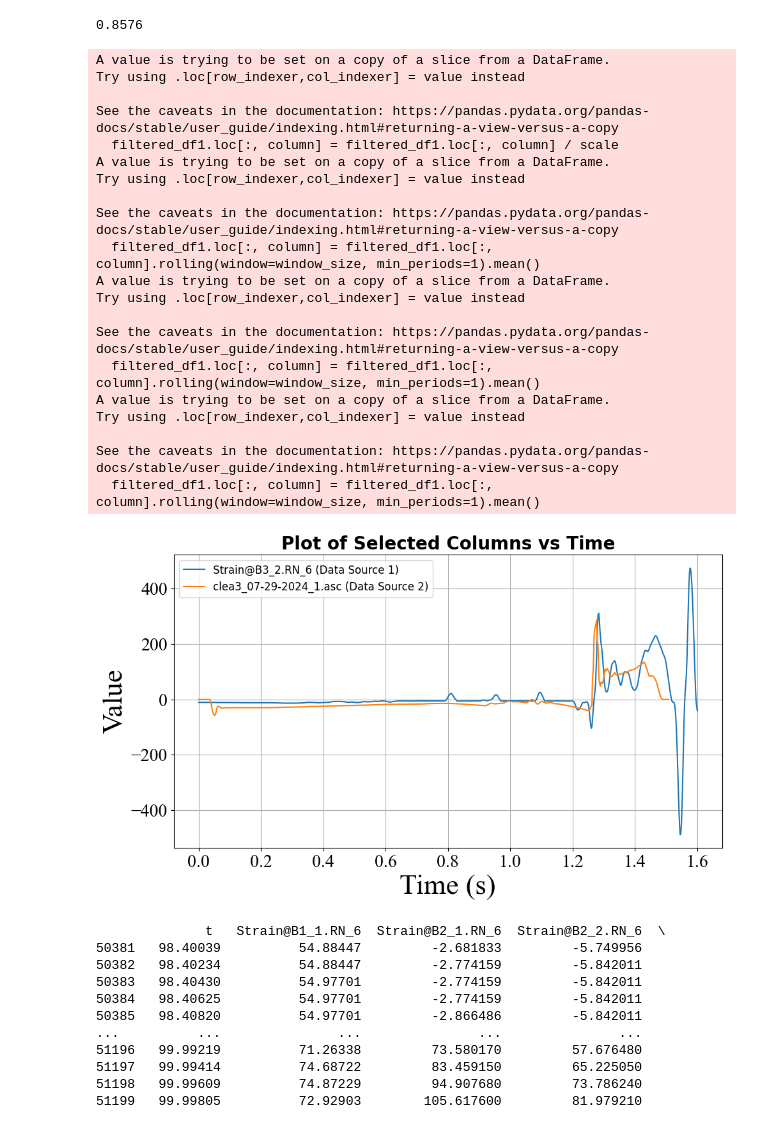
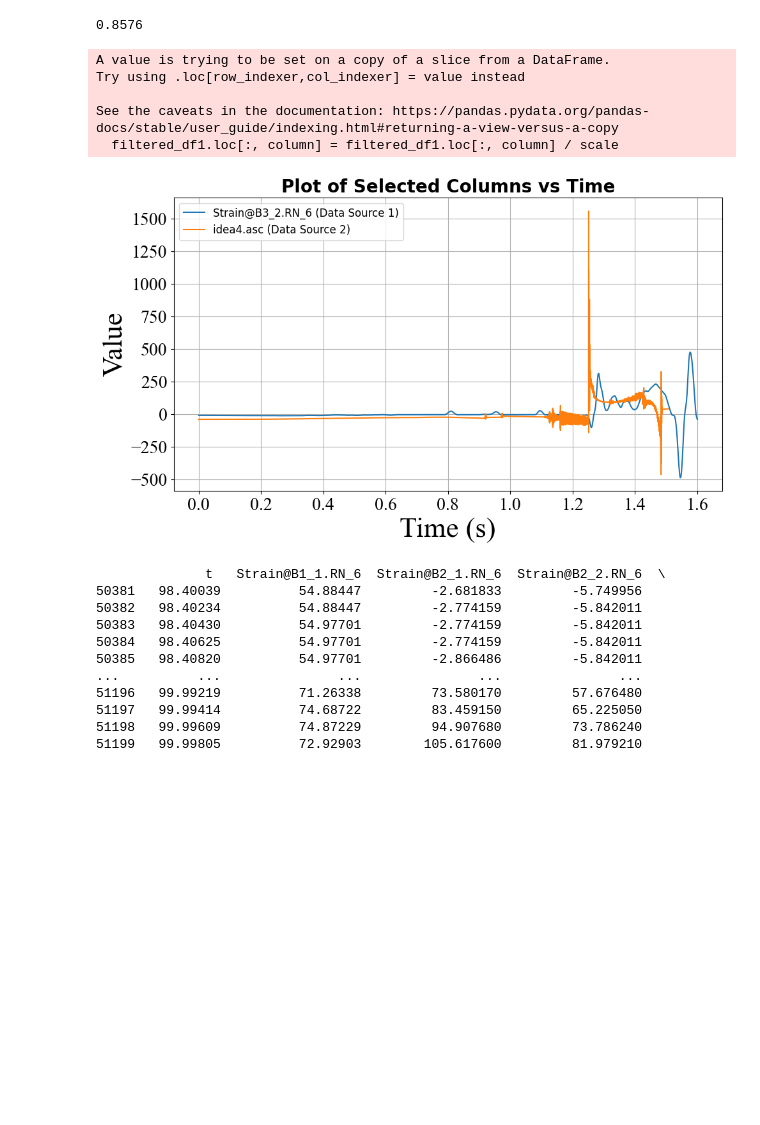
Before and after one commit to lovcavil/MBD.jl, a Jupyter notebook: Post/notebook/MF_ic_step2.ipynb, the cells around one changed output. Cells and saved outputs as stored; diff of their text form; code cells hidden in the pictures; blank space fills up the shorter version.

```diff
--- a/Post/notebook/MF_ic_step2.ipynb
+++ b/Post/notebook/MF_ic_step2.ipynb
@@ -87,13 +87,13 @@ path1 = r"D:\OneDrive\Articles\10.Working\[D21][20211009]ContactMechanics\MBD.jl
 path2 = r"D:\OneDrive\Articles\10.Working\[D21][20211009]ContactMechanics\MBD.jl\plots\adams2\ic3_exprcontace\GFO_MF U3_export.csv"
 path3 = r"D:\OneDrive\Articles\10.Working\[D21][20211009]ContactMechanics\MBD.jl\plots\adams2\ic4\GFO_MF U3_export.csv"
 path4 = r"D:\OneDrive\Articles\10.Working\[D21][20211009]ContactMechanics\MBD.jl\plots\adams2\ic3\GCONMR U6_export.csv"
-#path5 = r"D:\OneDrive\Articles\10.Working\[D21][20211009]ContactMechanics\MBD.jl\plots\adams2\ic4\GCONMF U7_export.csv"
+path5 = r"D:\OneDrive\Articles\10.Working\[D21][20211009]ContactMechanics\MBD.jl\plots\adams2\ic4\GCONMR U6_export.csv"
 # Load data
 df1= load_data(path1)
 df2= load_data(path2)
 df3= load_data(path3)
 df4= load_data(path4)
-#df5= load_data(path5)
+df5= load_data(path5)
 
 # Define parameters
 selected_columns1 = ['Strain@B3_2.RN_6']
@@ -104,66 +104,52 @@ selected_columns2 = ['clea3_07-29-2024_1.asc']
 
 selected_columns3 = ['clea4.asc']  # Replace with actual column names
 selected_columns4 = ['idea3.asc']  # Replace with actual column names
-#selected_columns5 = ['idea4.asc']  # Replace with actual column names
+selected_columns5 = ['idea4.asc']  # Replace with actual column names
 start_time2 = 0
 end_time2 = 2
 data_amount = 8
 smoothing_method = 'Fourier Filter'
 smoothing_method = 'Rolling Mean'
-#smoothing_method = ''
+smoothing_method = ''
 window_sizes1 = [1]*9
 window_sizes2 = [15]*9
+window_sizes3 = [15]*9
 window_sizes4 = [20]*9
-#window_sizes2 = [2000]*9
+window_sizes5 = [2000]*9
 
 # Filter data
 filtered_df1, selected_columns1 = filter_data1(df1, start_time1, end_time1,  selected_columns1, data_amount)
 filtered_df2, selected_columns2 = filter_data2(df2, start_time2, end_time2,  selected_columns2, data_amount)
 filtered_df3, selected_columns3 = filter_data2(df3, start_time2, end_time2,  selected_columns3, data_amount)
 filtered_df4, selected_columns4 = filter_data2(df4, start_time2, end_time2,  selected_columns4, data_amount)
-#filtered_df5, selected_columns5 = filter_data2(df5, start_time2, end_time2,  selected_columns5, data_amount)
+filtered_df5, selected_columns5 = filter_data2(df5, start_time2, end_time2,  selected_columns5, data_amount)
 # Apply scaling
 filtered_df1 = dp.apply_scaling(filtered_df1, selected_columns1)
 
 # Apply smoothing
 filtered_df1 = apply_smoothing(filtered_df1, selected_columns1,  smoothing_method, window_sizes1)
 filtered_df2 = apply_smoothing(filtered_df2, selected_columns2, smoothing_method,  window_sizes2)
 filtered_df3 = apply_smoothing(filtered_df3, selected_columns3, smoothing_method,  window_sizes2)
 filtered_df4 = apply_smoothing(filtered_df4, selected_columns4, smoothing_method,  window_sizes4)
-#filtered_df5 = apply_smoothing(filtered_df5, selected_columns5, smoothing_method,  window_sizes4)
+filtered_df5 = apply_smoothing(filtered_df5, selected_columns5, smoothing_method,  window_sizes4)
 # Create figure
 fig,ax = create_figure_matplotlib()
 ax = create_figure1_matplotlib(ax, filtered_df1, selected_columns1, start_time1)
 
 #ax = create_figure2_matplotlib(ax, filtered_df4, selected_columns4)
-#ax = create_figure2_matplotlib(ax, filtered_df5, selected_columns5)
-ax = create_figure2_matplotlib(ax, filtered_df2, selected_columns2)
+ax = create_figure2_matplotlib(ax, filtered_df5, selected_columns5)
+#ax = create_figure2_matplotlib(ax, filtered_df2, selected_columns2)
 #ax = create_figure2_matplotlib(ax, filtered_df3, selected_columns3)
 # Show the figure (or save it)
 fig.show()  # Or use fig.write_image("output.png") to save the figure as an image
 # %% [output]
 0.8576
 A value is trying to be set on a copy of a slice from a DataFrame.
 Try using .loc[row_indexer,col_indexer] = value instead
 
 See the caveats in the documentation: https://pandas.pydata.org/pandas-docs/stable/user_guide/indexing.html#returning-a-view-versus-a-copy
   filtered_df1.loc[:, column] = filtered_df1.loc[:, column] / scale
-A value is trying to be set on a copy of a slice from a DataFrame.
-Try using .loc[row_indexer,col_indexer] = value instead
-
-See the caveats in the documentation: https://pandas.pydata.org/pandas-docs/stable/user_guide/indexing.html#returning-a-view-versus-a-copy
-  filtered_df1.loc[:, column] = filtered_df1.loc[:, column].rolling(window=window_size, min_periods=1).mean()
-A value is trying to be set on a copy of a slice from a DataFrame.
-Try using .loc[row_indexer,col_indexer] = value instead
-
-See the caveats in the documentation: https://pandas.pydata.org/pandas-docs/stable/user_guide/indexing.html#returning-a-view-versus-a-copy
-  filtered_df1.loc[:, column] = filtered_df1.loc[:, column].rolling(window=window_size, min_periods=1).mean()
-A value is trying to be set on a copy of a slice from a DataFrame.
-Try using .loc[row_indexer,col_indexer] = value instead
-
-See the caveats in the documentation: https://pandas.pydata.org/pandas-docs/stable/user_guide/indexing.html#returning-a-view-versus-a-copy
-  filtered_df1.loc[:, column] = filtered_df1.loc[:, column].rolling(window=window_size, min_periods=1).mean()
-[figure, old version]
+[figure, new version]
 # %%
 print(filtered_df1)
 # %% [output]
```
Also changed, not shown: 27 other files.
